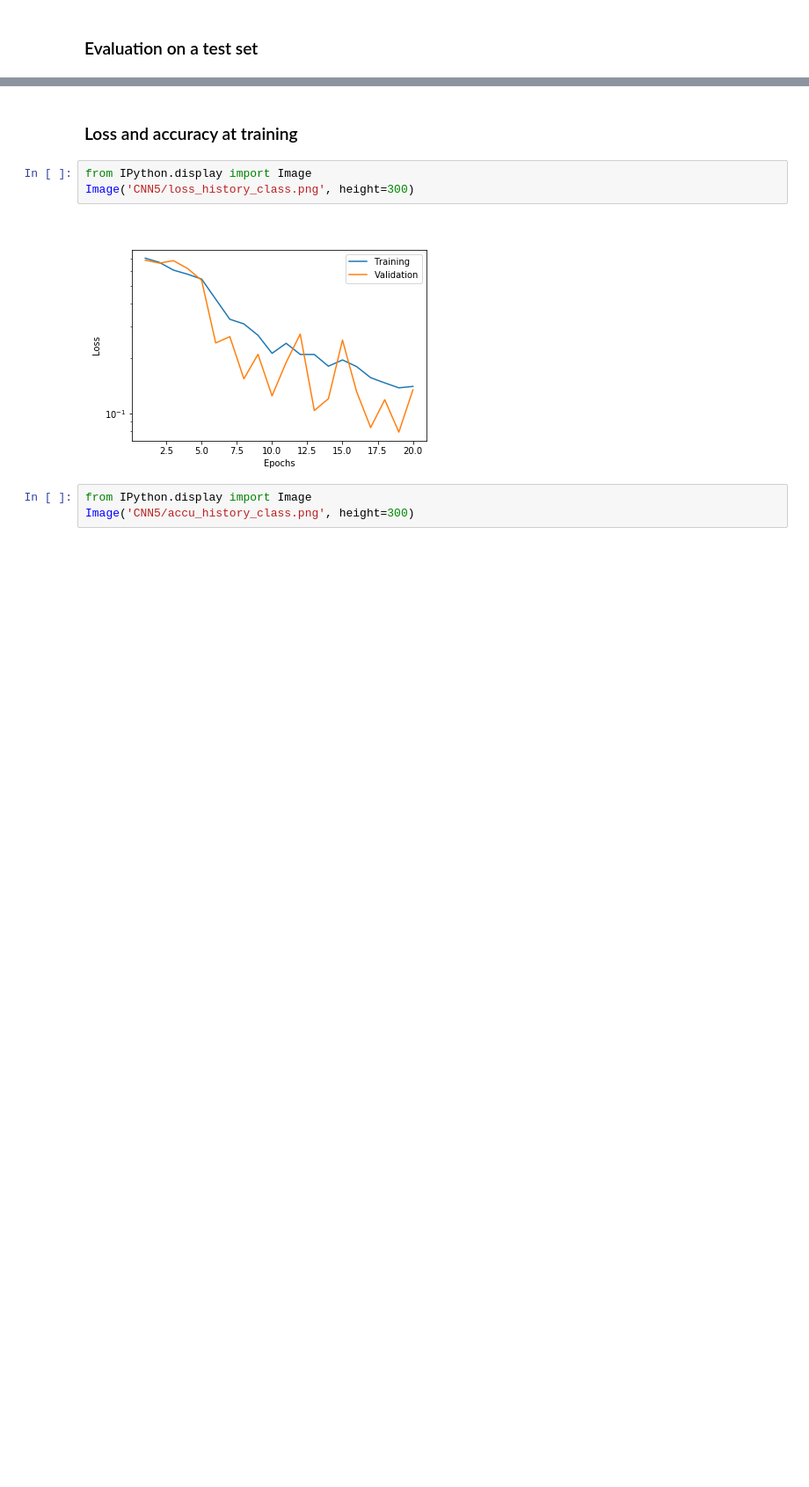
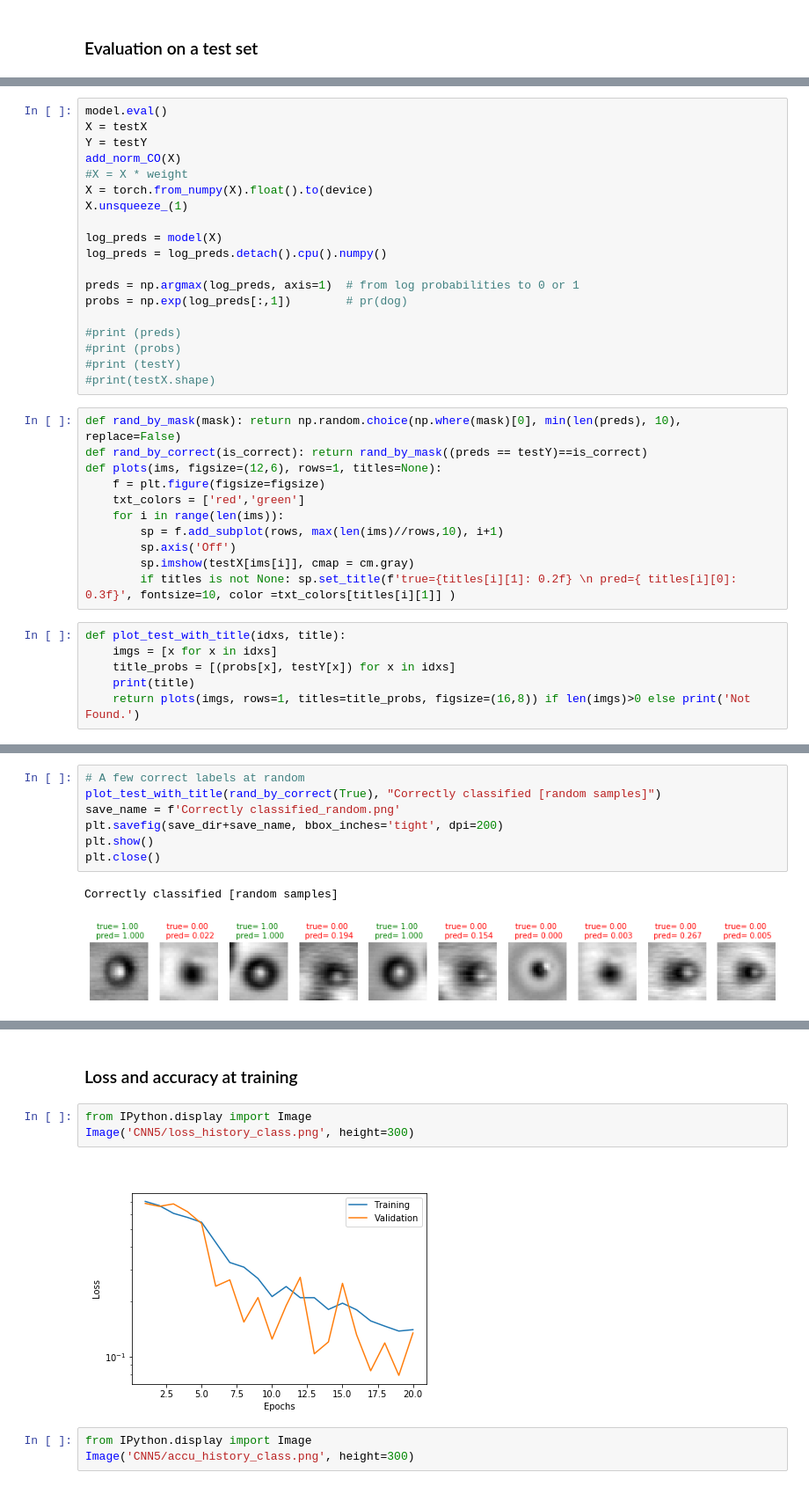
Before and after one commit to zigzagw/CO-tip_class_PyTorch, a Jupyter notebook: train_CO-tips.ipynb, the cells around one changed output, grey strips where cells are left out. Shown at 88% size. Saved outputs shown, nothing was run; the diff lists cells and outputs as text; blank space fills up the shorter version.

```diff
--- a/train_CO-tips.ipynb
+++ b/train_CO-tips.ipynb
@@ -815,0 +812,36 @@ Training loop finished in 13.58957052230835s
+# %%
+model.eval()
+X = testX
+Y = testY
+add_norm_CO(X)
+#X = X * weight
+X = torch.from_numpy(X).float().to(device)
+X.unsqueeze_(1)
+
+log_preds = model(X)
+log_preds = log_preds.detach().cpu().numpy()
+
+preds = np.argmax(log_preds, axis=1)  # from log probabilities to 0 or 1
+probs = np.exp(log_preds[:,1])        # pr(dog)
+
+#print (preds)
+#print (probs)
+#print (testY)
+#print(testX.shape)
+# %%
+def rand_by_mask(mask): return np.random.choice(np.where(mask)[0], min(len(preds), 10), replace=False)
+def rand_by_correct(is_correct): return rand_by_mask((preds == testY)==is_correct)
+def plots(ims, figsize=(12,6), rows=1, titles=None):
+    f = plt.figure(figsize=figsize)
+    txt_colors = ['red','green']
+    for i in range(len(ims)):
+        sp = f.add_subplot(rows, max(len(ims)//rows,10), i+1)
+        sp.axis('Off')
+        sp.imshow(testX[ims[i]], cmap = cm.gray)
+        if titles is not None: sp.set_title(f'true={titles[i][1]: 0.2f} \n pred={ titles[i][0]: 0.3f}', fontsize=10, color =txt_colors[titles[i][1]] )
+# %%
+def plot_test_with_title(idxs, title):
+    imgs = [x for x in idxs]
+    title_probs = [(probs[x], testY[x]) for x in idxs]
+    print(title)
+    return plots(imgs, rows=1, titles=title_probs, figsize=(16,8)) if len(imgs)>0 else print('Not Found.')
@@ -815,0 +862,10 @@ Training loop finished in 13.58957052230835s
+# %%
+# A few correct labels at random
+plot_test_with_title(rand_by_correct(True), "Correctly classified [random samples]")
+save_name = f'Correctly classified_random.png'
+plt.savefig(save_dir+save_name, bbox_inches='tight', dpi=200)
+plt.show()
+plt.close()
+# %% [output]
+Correctly classified [random samples]
+[figure, added]
```
Also changed, not shown: parts of 14 cells of this notebook, 2 other files.
